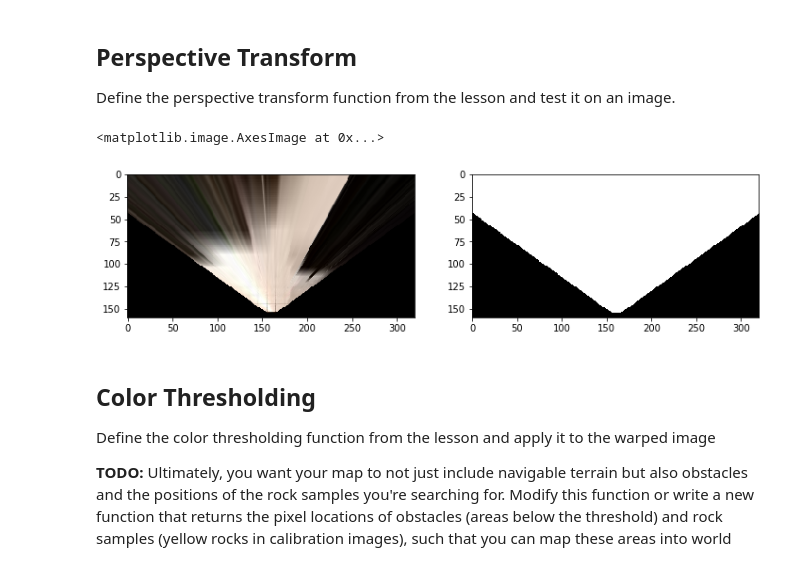
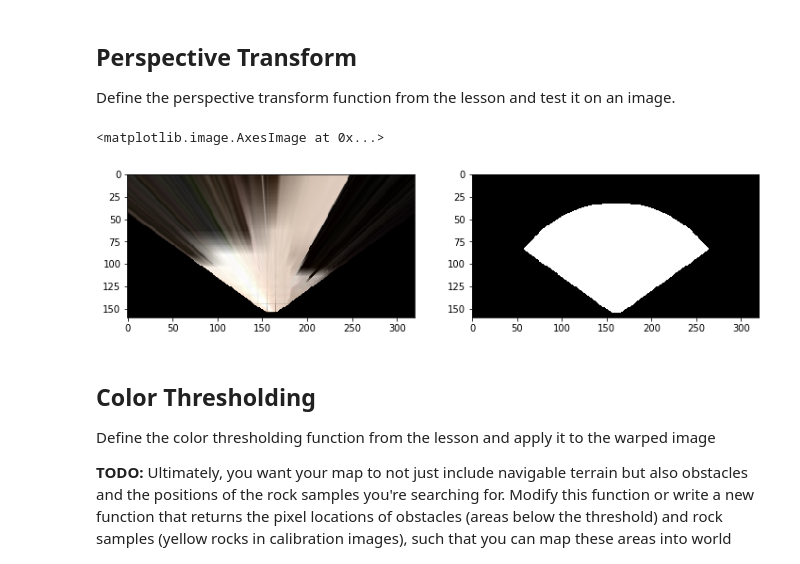
Before and after one commit to sskpeng/RoboND-Rover-Project, a Jupyter notebook: code/Rover_Project_Test_Notebook.ipynb, the cells around one changed output. Drawn from its saved outputs; the diff is of its cells as text; code cells hidden in the pictures.

```diff
--- a/code/Rover_Project_Test_Notebook.ipynb
+++ b/code/Rover_Project_Test_Notebook.ipynb
@@ -81,13 +81,13 @@ def perspect_transform(img, src, dst):
     edge = img.shape[1]
     #mask_img[80] = 0
     mask = cv2.warpPerspective(mask_img, M, (img.shape[1], img.shape[0]))
-    #mask2 = np.ones_like(mask)
-    #for i in range(mask.shape[0]):
-    #    for j in range(mask.shape[1]):
-    #        dist = np.sqrt((i - img.shape[1]/2)**2 + (j - img.shape[0])**2)
-    #        if dist >= img.shape[1]/3:
-    #            mask2[i,j] = 0
-    #mask = mask * mask2
+    mask2 = np.ones_like(mask)
+    for i in range(mask.shape[0]):
+        for j in range(mask.shape[1]):
+            dist = np.sqrt((i - img.shape[1]/2)**2 + (j - img.shape[0])**2)
+            if dist >= img.shape[1]*2/5:
+                mask2[i,j] = 0
+    mask = mask * mask2
     return warped, mask
 
 
@@ -105,17 +105,17 @@
                   [image.shape[1]/2 + dst_size, image.shape[0] - bottom_offset],
                   [image.shape[1]/2 + dst_size, image.shape[0] - 2*dst_size - bottom_offset],
                   [image.shape[1]/2 - dst_size, image.shape[0] - 2*dst_size - bottom_offset],
                   ])
 warped, mask = perspect_transform(grid_img, source, destination)
 fig = plt.figure(figsize=(12,3))
 plt.subplot(121)
 plt.imshow(warped)
 plt.subplot(122)
 plt.imshow(mask, cmap='gray')
 #scipy.misc.imsave('../output/warped_example.jpg', warped)
 # %% [output]
 <matplotlib.image.AxesImage at 0x...>
-[figure, old version]
+[figure, new version]
 # %% [markdown]
 ## Color Thresholding
 Define the color thresholding function from the lesson and apply it to the warped image
```
Also changed, not shown: parts of 3 cells of this notebook, 11 other files.
